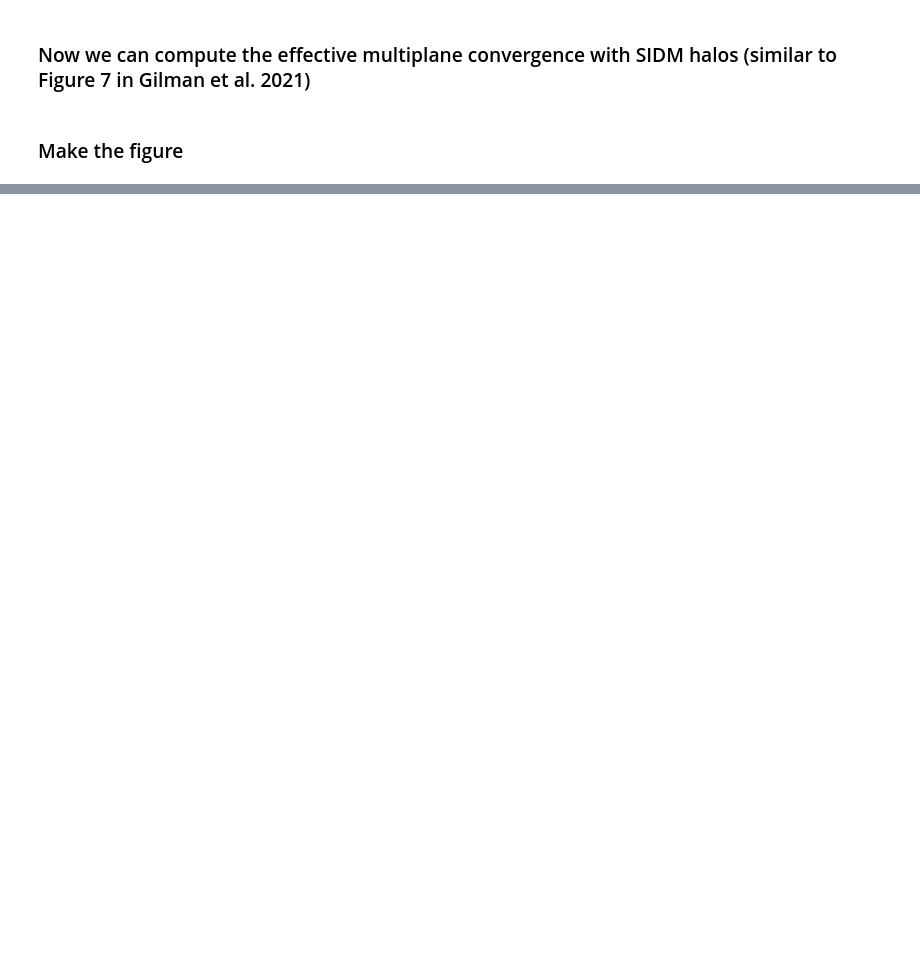
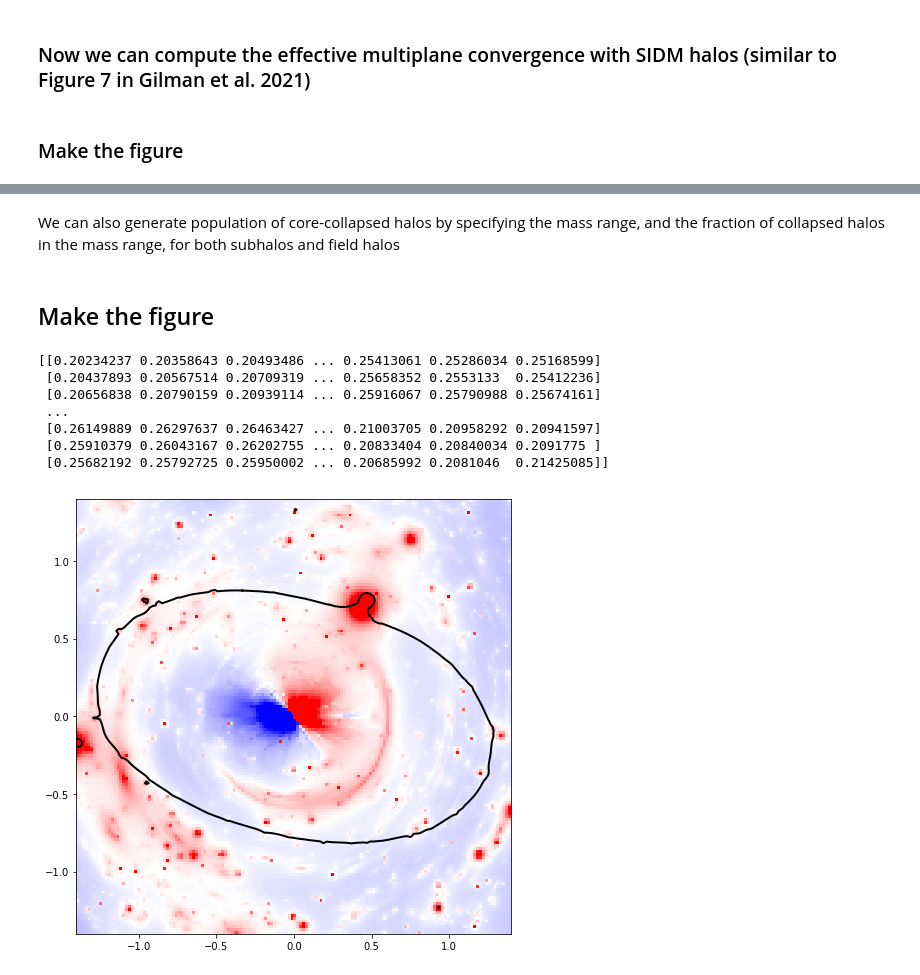
Before and after one commit to dangilman/pyHalo, a Jupyter notebook: example_notebooks/self_interacting_dark_matter.ipynb, the cells around one changed output, grey strips where cells are left out. Cells and saved outputs as stored; diff of their text form; code cells hidden in the pictures; blank space fills up the shorter version.

```diff
--- a/example_notebooks/self_interacting_dark_matter.ipynb
+++ b/example_notebooks/self_interacting_dark_matter.ipynb
@@ -107,0 +108,55 @@ for i in range(0, len(ra_crit_list)):
+# %% [markdown]
+We can also generate population of core-collapsed halos by specifying the mass range, and the fraction of collapsed halos in the mass range, for both subhalos and field halos
+# %%
+from pyHalo.preset_models import CDM
+from pyHalo.single_realization import SingleHalo
+from pyHalo.realization_extensions import RealizationExtensions
+
+realization = CDM(zlens, zsource)
+mass_range_subs = [[6, 8], [8, 10]]
+mass_range_field = [[6, 8], [8, 10]]
+p_subs = [0.8, 0.4]
+p_field = [0., 0.]
+kwargs_halo = {'log_slope_halo': 3., 'x_core_halo': 0.05}
+
+ext = RealizationExtensions(realization)
+inds = ext.core_collapse_by_mass(mass_range_subs, mass_range_field,
+                      p_subs, p_field)
+realization_with_core_collapse = ext.add_core_collapsed_halos(inds, **kwargs_halo)
+
+lens_model_list, lens_redshift_array, kwargs_halos, _ = realization_with_core_collapse.lensing_quantities()
+# %%
+lens_model_list_full = lens_model_list_macro + lens_model_list
+lens_redshift_list_full = [zlens, zlens] + list(lens_redshift_array)
+kwargs_lens_full = kwargs_macromodel + kwargs_halos
+lens_model_full = LensModel(lens_model_list_full, zlens, zsource,
+                            lens_redshift_list_full, cosmo=astropy_instance, multi_plane=True)
+
+kappa_full =lens_model_full.kappa(xx.ravel(), yy.ravel(), kwargs_lens_full).reshape(shape0)
+lens_model_extension = LensModelExtensions(lens_model_full)
+grid_resolution = 0.02 # this can take a while for higher resolution computations of the critical curves
+ra_crit_list, dec_crit_list, _, _ = lens_model_extension.critical_curve_caustics(kwargs_lens_full,
+                                                                compute_window=2*grid_size, grid_scale=grid_resolution)
+# %% [markdown]
+## Make the figure
+# %%
+fig = plt.figure(1)
+fig.set_size_inches(8,8)
+kappa_nonlinear = kappa_full - kappa_macro
+print(kappa_full)
+# subtracting the mean can make halos appear more clearly
+mean = np.mean(kappa_nonlinear)
+plt.imshow(kappa_nonlinear - mean, vmin=-0.05, vmax=0.05, cmap='bwr',
+           extent=[-grid_size, grid_size, -grid_size, grid_size], origin='lower')
+
+for i in range(0, len(ra_crit_list)):
+    plt.plot(ra_crit_list[i], dec_crit_list[i], color='k', lw=2)
+# %% [output]
+[[0.20234237 0.20358643 0.20493486 ... 0.25413061 0.25286034 0.25168599]
+ [0.20437893 0.20567514 0.20709319 ... 0.25658352 0.2553133  0.25412236]
+ [0.20656838 0.20790159 0.20939114 ... 0.25916067 0.25790988 0.25674161]
+ ...
+ [0.26149889 0.26297637 0.26463427 ... 0.21003705 0.20958292 0.20941597]
+ [0.25910379 0.26043167 0.26202755 ... 0.20833404 0.20840034 0.2091775 ]
+ [0.25682192 0.25792725 0.25950002 ... 0.20685992 0.2081046  0.21425085]]
+[figure, added]
```
Also changed, not shown: parts of 2 cells of this notebook, 2 other files.
